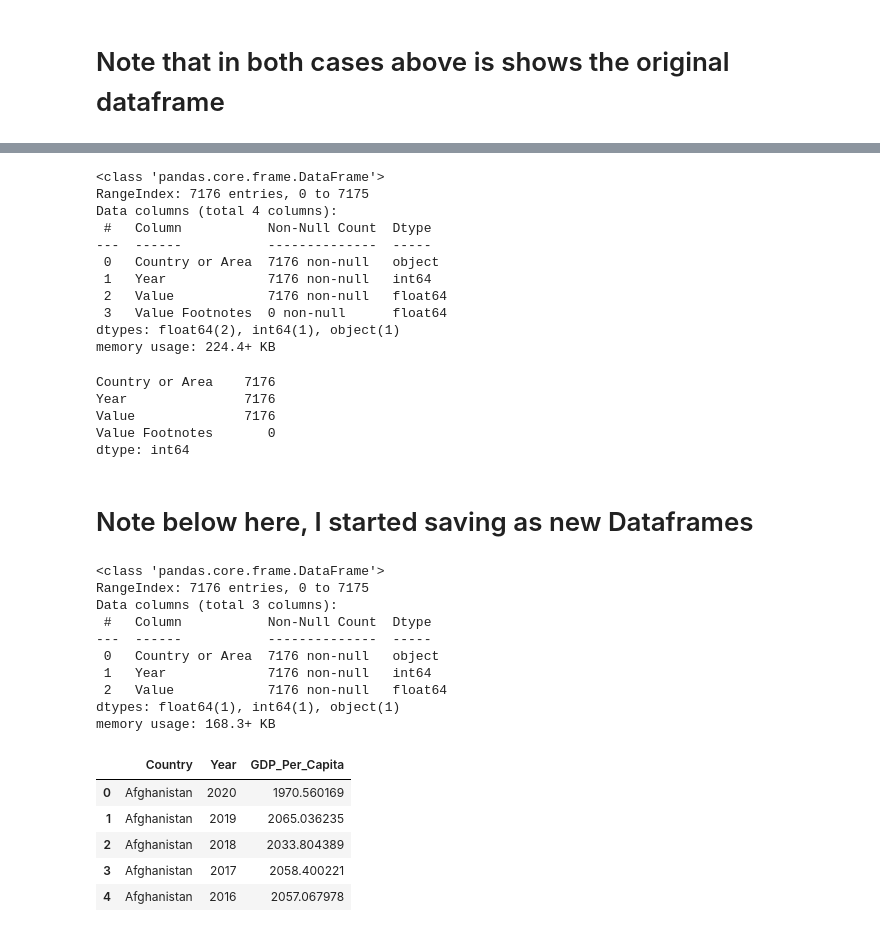
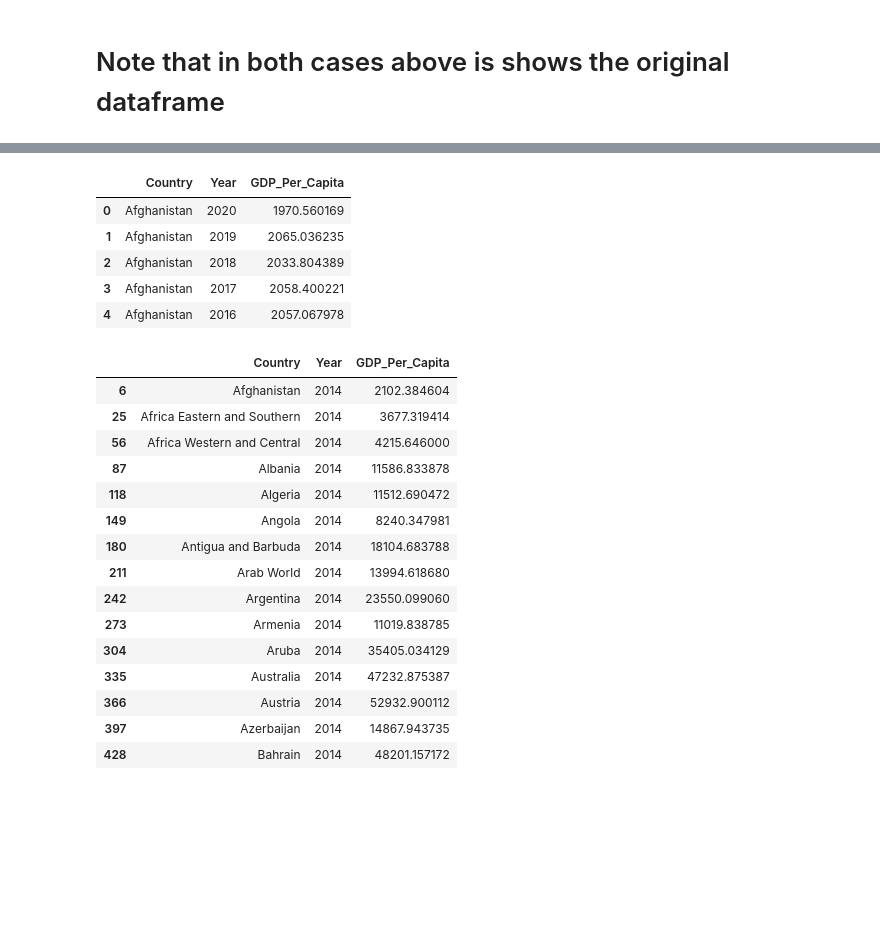
Before and after one commit to nss-data-science-cohort-7/un-exploration-michaeltatarjr, a Jupyter notebook: notebook/UN_Data_Exploration.ipynb, the cells around one changed output, grey strips where cells are left out. Saved outputs shown, nothing was run; the diff lists cells and outputs as text; code cells hidden in the pictures; blank space fills up the shorter version.

```diff
--- a/notebook/UN_Data_Exploration.ipynb
+++ b/notebook/UN_Data_Exploration.ipynb
@@ -203,14 +185,9 @@ array([2020, 2019, 2018, 2017, 2016, 2015, 2014, 2013, 2012, 2011, 2010,
 # %%
-gdp_df.info()
+gdp_df.head()
 # %% [output]
-<class 'pandas.core.frame.DataFrame'>
-RangeIndex: 7176 entries, 0 to 7175
-Data columns (total 4 columns):
- #   Column           Non-Null Count  Dtype
----  ------           --------------  -----
- 0   Country or Area  7176 non-null   object
- 1   Year             7176 non-null   int64
- 2   Value            7176 non-null   float64
- 3   Value Footnotes  0 non-null      float64
-dtypes: float64(2), int64(1), object(1)
-memory usage: 224.4+ KB
+|  | Country | Year | GDP_Per_Capita |
+| 0 | Afghanistan | 2020 | 1970.560169 |
+| 1 | Afghanistan | 2019 | 2065.036235 |
+| 2 | Afghanistan | 2018 | 2033.804389 |
+| 3 | Afghanistan | 2017 | 2058.400221 |
+| 4 | Afghanistan | 2016 | 2057.067978 |
@@ -217,10 +196,19 @@ memory usage: 224.4+ KB
 # %%
-gdp_df.count()
+gdp_2014.head(15)
 # %% [output]
-Country or Area    7176
-Year               7176
-Value              7176
-Value Footnotes       0
-dtype: int64
+|  | Country | Year | GDP_Per_Capita |
+| 6 | Afghanistan | 2014 | 2102.384604 |
+| 25 | Africa Eastern and Southern | 2014 | 3677.319414 |
+| 56 | Africa Western and Central | 2014 | 4215.646000 |
+| 87 | Albania | 2014 | 11586.833878 |
+| 118 | Algeria | 2014 | 11512.690472 |
+| 149 | Angola | 2014 | 8240.347981 |
+| 180 | Antigua and Barbuda | 2014 | 18104.683788 |
+| 211 | Arab World | 2014 | 13994.618680 |
+| 242 | Argentina | 2014 | 23550.099060 |
+| 273 | Armenia | 2014 | 11019.838785 |
+| 304 | Aruba | 2014 | 35405.034129 |
+| 335 | Australia | 2014 | 47232.875387 |
+| 366 | Austria | 2014 | 52932.900112 |
+| 397 | Azerbaijan | 2014 | 14867.943735 |
+| 428 | Bahrain | 2014 | 48201.157172 |
-# %% [markdown]
-# Note below here, I started saving as new Dataframes
@@ -229,13 +214,0 @@ GDP_Dropped=gdp_df.drop('Value Footnotes', axis=1)
-# %%
-GDP_Dropped.info()
-# %% [output]
-<class 'pandas.core.frame.DataFrame'>
-RangeIndex: 7176 entries, 0 to 7175
-Data columns (total 3 columns):
- #   Column           Non-Null Count  Dtype
----  ------           --------------  -----
- 0   Country or Area  7176 non-null   object
- 1   Year             7176 non-null   int64
- 2   Value            7176 non-null   float64
-dtypes: float64(1), int64(1), object(1)
-memory usage: 168.3+ KB
@@ -244,9 +214,0 @@ gdp_DandR = GDP_Dropped.rename(columns={'Country or Area': 'Country', 'Year': 'Y
-# %%
-gdp_DandR.head()
-# %% [output]
-|  | Country | Year | GDP_Per_Capita |
-| 0 | Afghanistan | 2020 | 1970.560169 |
-| 1 | Afghanistan | 2019 | 2065.036235 |
-| 2 | Afghanistan | 2018 | 2033.804389 |
-| 3 | Afghanistan | 2017 | 2058.400221 |
-| 4 | Afghanistan | 2016 | 2057.067978 |
```
Also changed, not shown: parts of 34 cells of this notebook.
